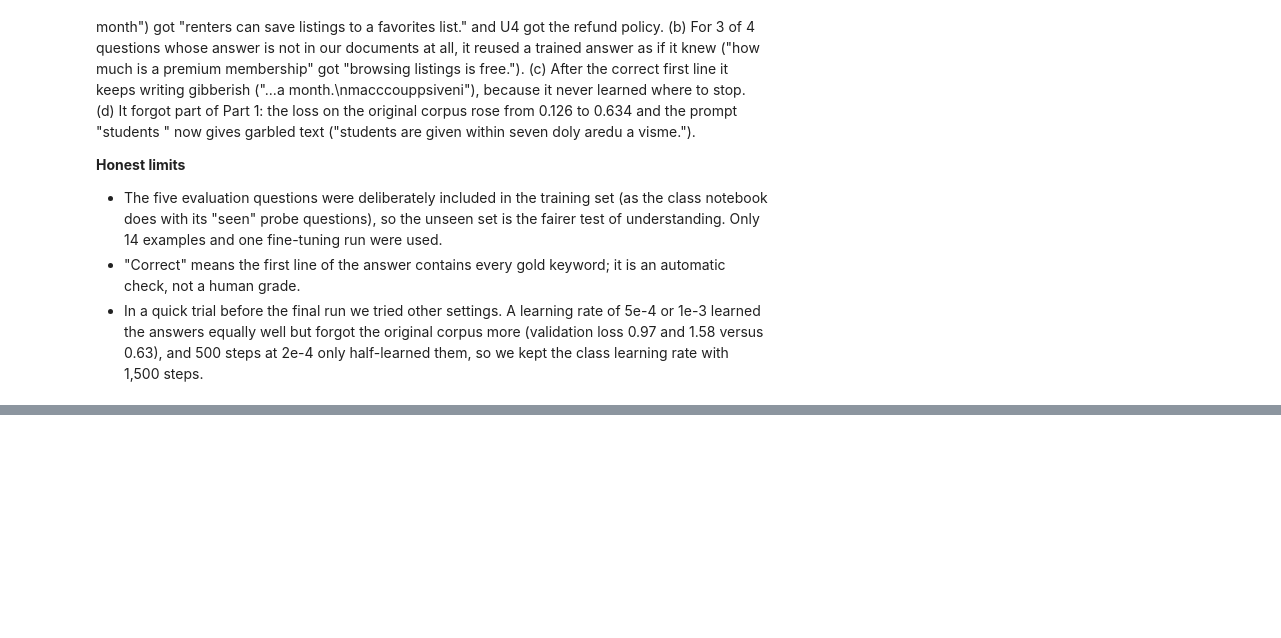
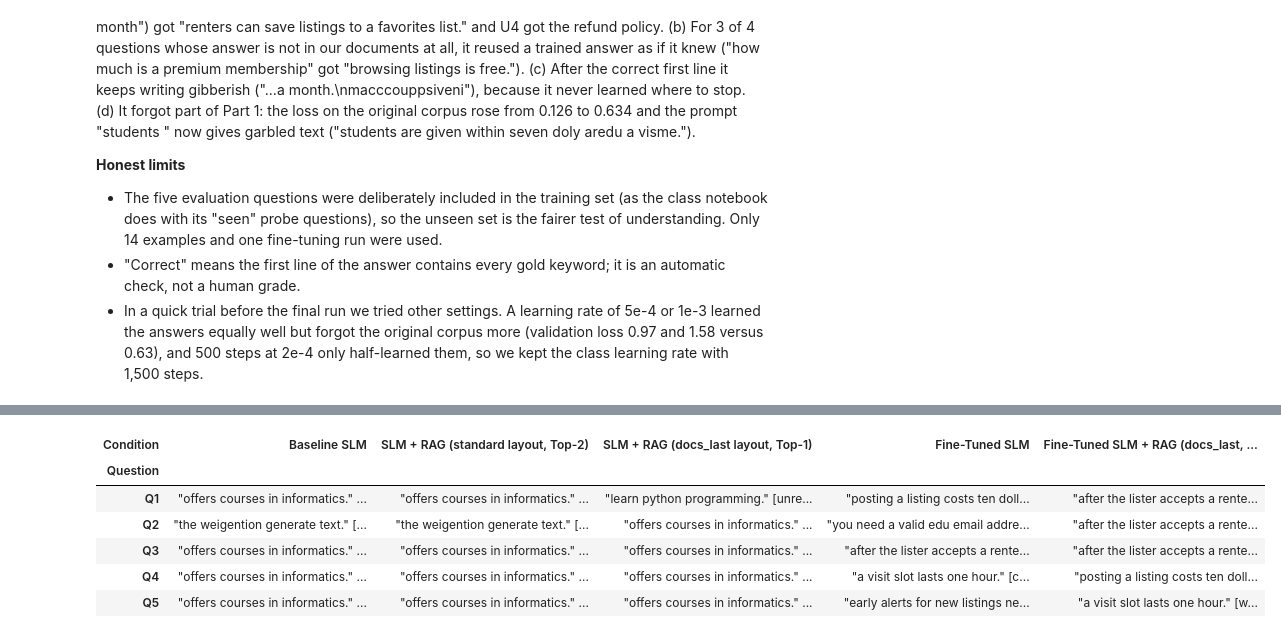
Before and after one commit to SurutheJ/2_Unleased, a Jupyter notebook: llm-test/a7-finetune/a7_finetune_slm.ipynb, the cells around one changed output, grey strips where cells are left out. Saved outputs shown, nothing was run; the diff lists cells and outputs as text; code cells hidden in the pictures; blank space fills up the shorter version.

```diff
--- a/llm-test/a7-finetune/a7_finetune_slm.ipynb
+++ b/llm-test/a7-finetune/a7_finetune_slm.ipynb
@@ -599,0 +700,11 @@ Yes, in several ways we measured. (a) On unseen questions it was confidently wro
+# %%
+pd.set_option("display.max_colwidth", 70)
+wide
+# %% [output]
+| Condition | Baseline SLM | SLM + RAG (standard layout, Top-2) | SLM + RAG (docs_last layout, Top-1) | Fine-Tuned SLM | Fine-Tuned SLM + RAG (docs_last, ... |
+| Question |  |  |  |  |  |
+| Q1 | "offers courses in informatics." ... | "offers courses in informatics." ... | "learn python programming." [unre... | "posting a listing costs ten doll... | "after the lister accepts a rente... |
+| Q2 | "the weigention generate text." [... | "the weigention generate text." [... | "offers courses in informatics." ... | "you need a valid edu email addre... | "after the lister accepts a rente... |
+| Q3 | "offers courses in informatics." ... | "offers courses in informatics." ... | "offers courses in informatics." ... | "after the lister accepts a rente... | "after the lister accepts a rente... |
+| Q4 | "offers courses in informatics." ... | "offers courses in informatics." ... | "offers courses in informatics." ... | "a visit slot lasts one hour." [c... | "posting a listing costs ten doll... |
+| Q5 | "offers courses in informatics." ... | "offers courses in informatics." ... | "offers courses in informatics." ... | "early alerts for new listings ne... | "a visit slot lasts one hour." [w... |
```
Also changed, not shown: parts of 7 cells of this notebook, 4 other files.
